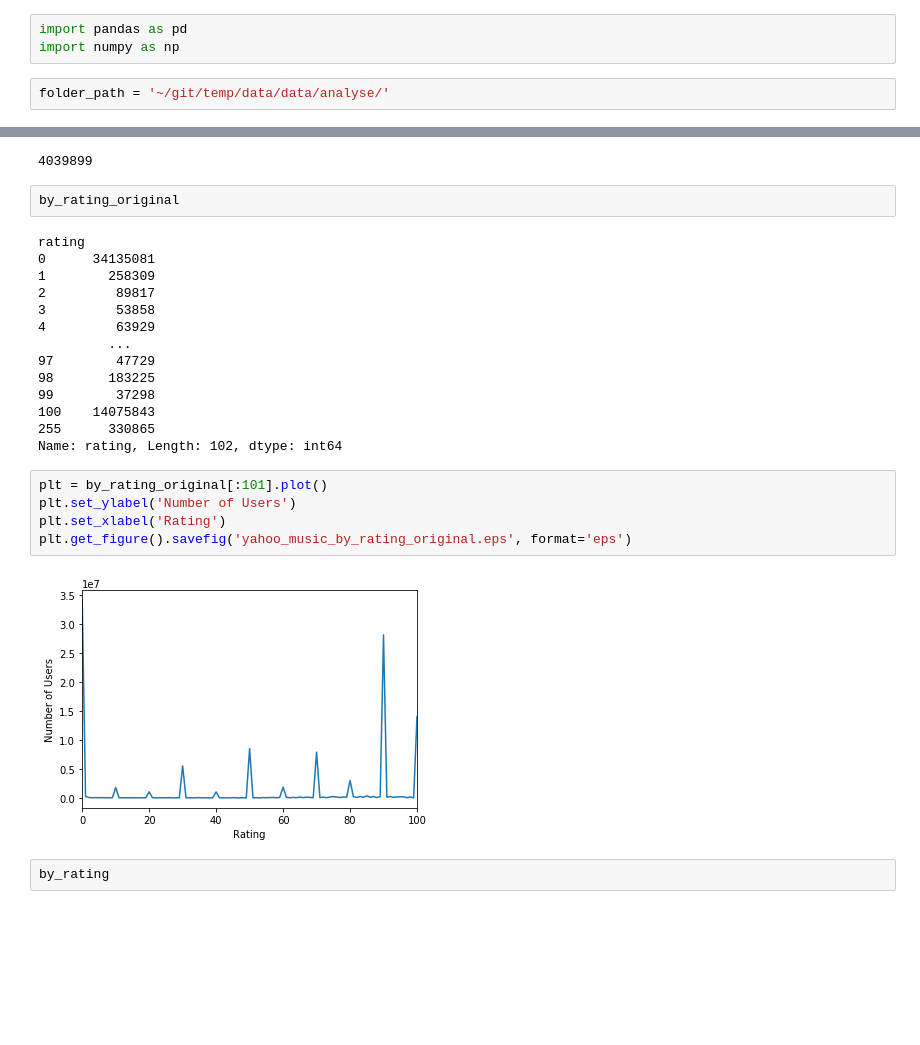
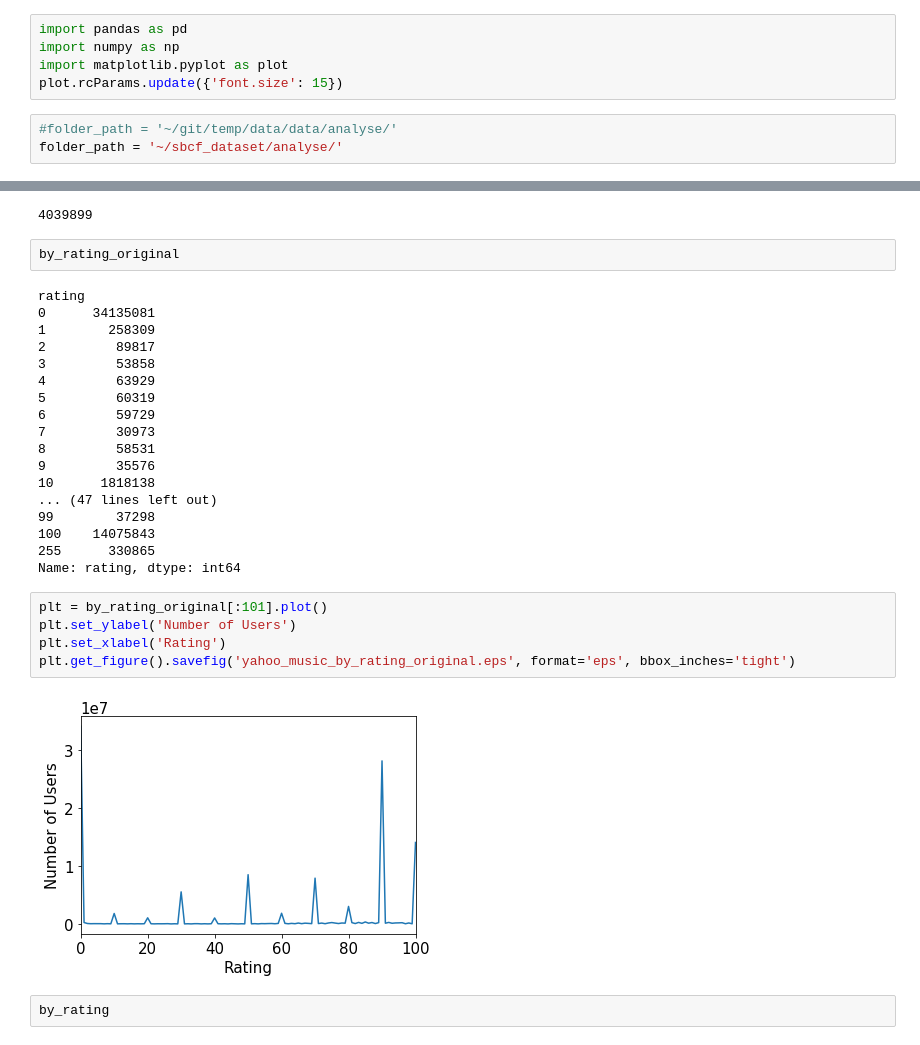
Before and after one commit to mokarakaya/graphaggregatediversity-dataset-analysis, a Jupyter notebook: yahoo_music.ipynb, the cells around one changed output, grey strips where cells are left out. Drawn from its saved outputs; the diff is of its cells as text; blank space fills up the shorter version.

Commit message:
edit figure style

```diff
--- a/yahoo_music.ipynb
+++ b/yahoo_music.ipynb
@@ -1,8 +1,11 @@
 # %%
 import pandas as pd
 import numpy as np
+import matplotlib.pyplot as plot
+plot.rcParams.update({'font.size': 15})
 # %%
-folder_path = '~/git/temp/data/data/analyse/'
+#folder_path = '~/git/temp/data/data/analyse/'
+folder_path = '~/sbcf_dataset/analyse/'
 # %%
 df = pd.read_csv(folder_path + 'yahoo_music_processed.data', names=['user_id', 'item_id', 'rating'])
 # %%
@@ -219,19 +222,23 @@ rating
 2         89817
 3         53858
 4         63929
-         ...
-97        47729
-98       183225
+5         60319
+6         59729
+7         30973
+8         58531
+9         35576
+10      1818138
+... (47 lines left out)
 99        37298
 100    14075843
 255      330865
-Name: rating, Length: 102, dtype: int64
+Name: rating, dtype: int64
 # %%
 plt = by_rating_original[:101].plot()
 plt.set_ylabel('Number of Users')
 plt.set_xlabel('Rating')
-plt.get_figure().savefig('yahoo_music_by_rating_original.eps', format='eps')
+plt.get_figure().savefig('yahoo_music_by_rating_original.eps', format='eps', bbox_inches='tight')
 # %% [output]
-[figure, old version]
+[figure, new version]
 # %%
 by_rating
```
Also changed, not shown: parts of 9 cells of this notebook, 17 other files.
